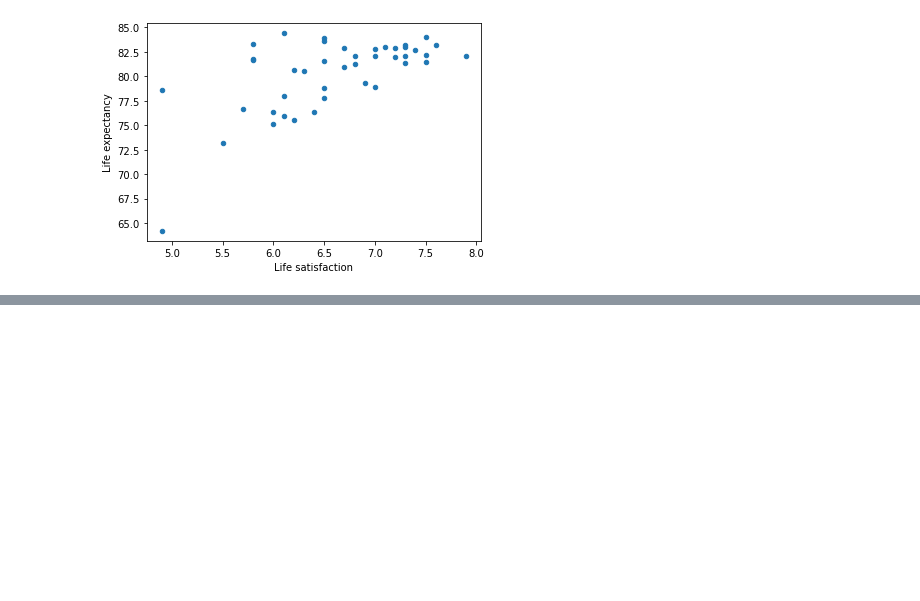
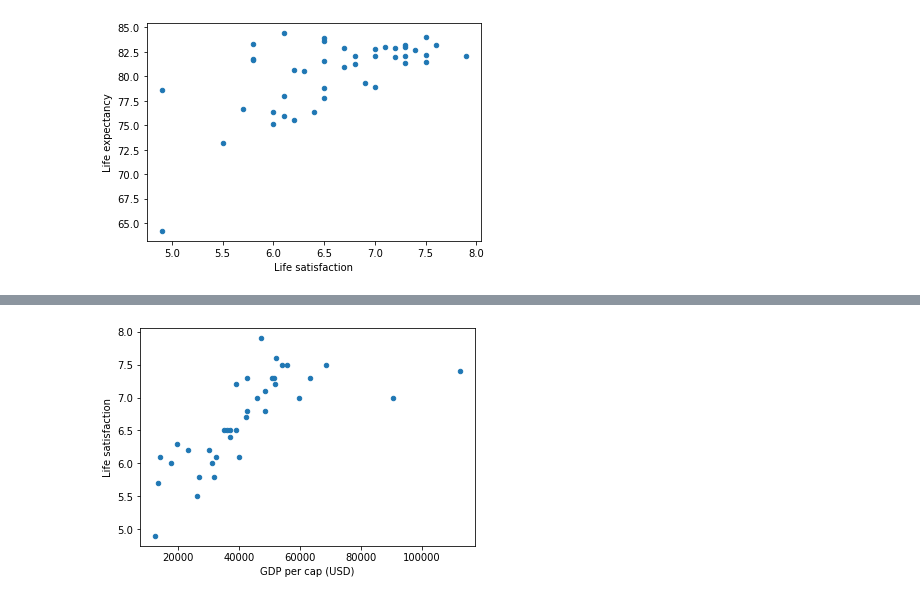
Before and after one commit to Slontus/data, a Jupyter notebook: bli.ipynb, the cells around one changed output, grey strips where cells are left out. Saved outputs shown, nothing was run; the diff lists cells and outputs as text; code cells hidden in the pictures; blank space fills up the shorter version.

```diff
--- a/bli.ipynb
+++ b/bli.ipynb
@@ -14,3 +14,11 @@ oecd_bli_df.head()
 | 2 | BEL | Belgium | JE_LMIS | Labour market insecurity | L | Value | TOT | Total | PC | Percentage | ... |
 | 3 | CAN | Canada | JE_LMIS | Labour market insecurity | L | Value | TOT | Total | PC | Percentage | ... |
 | 4 | CZE | Czech Republic | JE_LMIS | Labour market insecurity | L | Value | TOT | Total | PC | Percentage | ... |
+# %%
+url_gdp = "https://raw.githubusercontent.com/Slontus/data/main/gdp-per-capita-worldbank.csv"
+gdp = pd.read_csv(url_gdp)
+gdp2020 = gdp[gdp['Year'] == 2020]
+gdp2020 = gdp2020.drop(['Year', "Code"], axis=1)
+gdp2020.columns = ["Country", "GDP per cap (USD)"]
+gdp2020.set_index("Country", inplace=True)
+gdp2020.head()
@@ -17,9 +33,9 @@ oecd_bli_df.head()
 # %%
-oecd_bli_table = pd.pivot_table(oecd_bli_df,  index="Country", columns = "Indicator", values = "Value")
+oecd_bli = pd.pivot_table(oecd_bli_df,  index="Country", columns = "Indicator", values = "Value")
 
 
-print(oecd_bli_table.info())
-oecd_bli_table.head()
+print(oecd_bli.info())
+oecd_bli.head()
 # %% [output]
 <class 'pandas.core.frame.DataFrame'>
 Index: 42 entries, Australia to United States
@@ -56,3 +72,6 @@ oecd_bli_sample.plot(kind="scatter", x="Life satisfaction", y="Life expectancy")
 plt.show()
 # %% [output]
 [figure]
+# %%
+full_data = pd.merge(left=oecd_bli, right = gdp2020, on="Country")
+full_data.head()
@@ -58,0 +87,5 @@ plt.show()
+# %%
+full_data.plot(kind='scatter', x='GDP per cap (USD)', y='Life satisfaction')
+plt.show()
+# %% [output]
+[figure, added]
```
Also changed, not shown: parts of 3 cells of this notebook.
